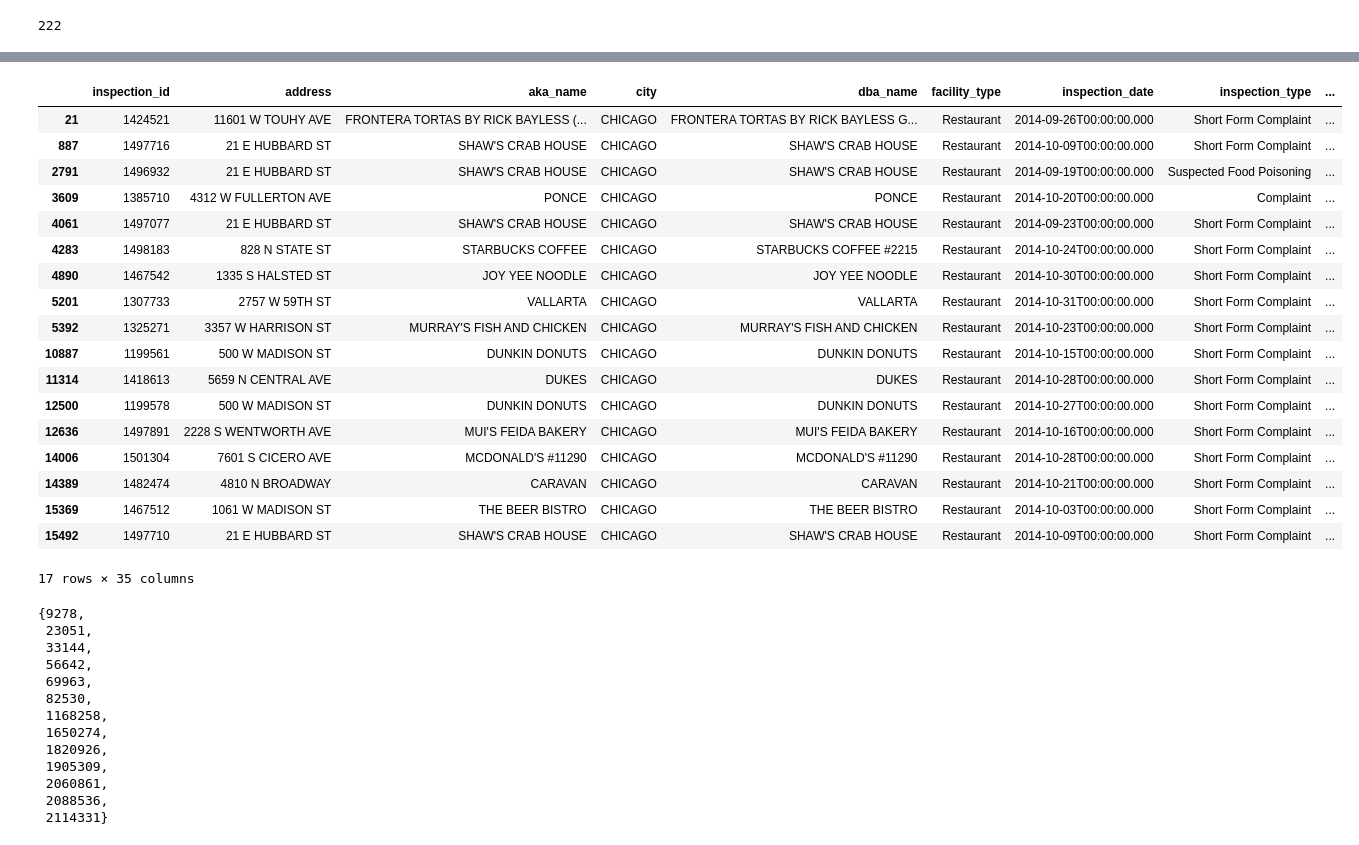
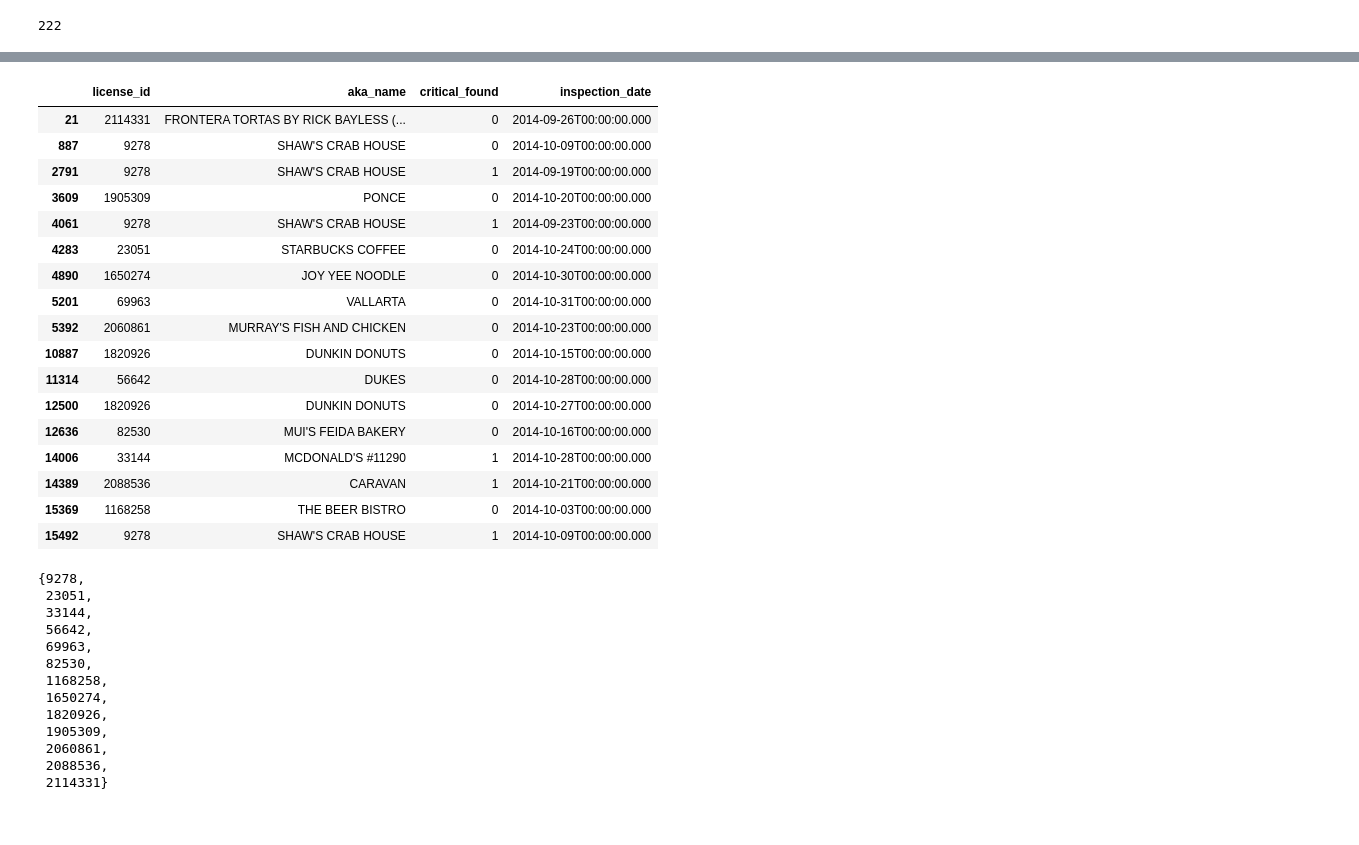
Before and after one commit to vingkan/foodinspectionforecasting, a Jupyter notebook: IIT/191_complaint_metrics.ipynb, the cells around one changed output, grey strips where cells are left out. Saved outputs shown, nothing was run; the diff lists cells and outputs as text; code cells hidden in the pictures.

Commit message:
Match complaint entries

```diff
--- a/IIT/191_complaint_metrics.ipynb
+++ b/IIT/191_complaint_metrics.ipynb
@@ -59,26 +173,25 @@ test_canv["critical_found"].sum()
 # %%
 mask = [lid in lids_ix for lid in test_comp["license_id"].values]
-test_comp[mask]
+test_comp[mask][["license_id", "aka_name", "critical_found", "inspection_date"]]
 # %% [output]
-|  | inspection_id | address | aka_name | city | dba_name | facility_type | inspection_date | inspection_type | ... |
-| 21 | 1424521 | 11601 W TOUHY AVE | FRONTERA TORTAS BY RICK BAYLESS (... | CHICAGO | FRONTERA TORTAS BY RICK BAYLESS G... | Restaurant | 2014-09-26T00:00:00.000 | Short Form Complaint | ... |
-| 887 | 1497716 | 21 E HUBBARD ST | SHAW'S CRAB HOUSE | CHICAGO | SHAW'S CRAB HOUSE | Restaurant | 2014-10-09T00:00:00.000 | Short Form Complaint | ... |
-| 2791 | 1496932 | 21 E HUBBARD ST | SHAW'S CRAB HOUSE | CHICAGO | SHAW'S CRAB HOUSE | Restaurant | 2014-09-19T00:00:00.000 | Suspected Food Poisoning | ... |
-| 3609 | 1385710 | 4312 W FULLERTON AVE | PONCE | CHICAGO | PONCE | Restaurant | 2014-10-20T00:00:00.000 | Complaint | ... |
-| 4061 | 1497077 | 21 E HUBBARD ST | SHAW'S CRAB HOUSE | CHICAGO | SHAW'S CRAB HOUSE | Restaurant | 2014-09-23T00:00:00.000 | Short Form Complaint | ... |
-| 4283 | 1498183 | 828 N STATE ST | STARBUCKS COFFEE | CHICAGO | STARBUCKS COFFEE #2215 | Restaurant | 2014-10-24T00:00:00.000 | Short Form Complaint | ... |
-| 4890 | 1467542 | 1335 S HALSTED ST | JOY YEE NOODLE | CHICAGO | JOY YEE NOODLE | Restaurant | 2014-10-30T00:00:00.000 | Short Form Complaint | ... |
-| 5201 | 1307733 | 2757 W 59TH ST | VALLARTA | CHICAGO | VALLARTA | Restaurant | 2014-10-31T00:00:00.000 | Short Form Complaint | ... |
-| 5392 | 1325271 | 3357 W HARRISON ST | MURRAY'S FISH AND CHICKEN | CHICAGO | MURRAY'S FISH AND CHICKEN | Restaurant | 2014-10-23T00:00:00.000 | Short Form Complaint | ... |
-| 10887 | 1199561 | 500 W MADISON ST | DUNKIN DONUTS | CHICAGO | DUNKIN DONUTS | Restaurant | 2014-10-15T00:00:00.000 | Short Form Complaint | ... |
-| 11314 | 1418613 | 5659 N CENTRAL AVE | DUKES | CHICAGO | DUKES | Restaurant | 2014-10-28T00:00:00.000 | Short Form Complaint | ... |
-| 12500 | 1199578 | 500 W MADISON ST | DUNKIN DONUTS | CHICAGO | DUNKIN DONUTS | Restaurant | 2014-10-27T00:00:00.000 | Short Form Complaint | ... |
-| 12636 | 1497891 | 2228 S WENTWORTH AVE | MUI'S FEIDA BAKERY | CHICAGO | MUI'S FEIDA BAKERY | Restaurant | 2014-10-16T00:00:00.000 | Short Form Complaint | ... |
-| 14006 | 1501304 | 7601 S CICERO AVE | MCDONALD'S #11290 | CHICAGO | MCDONALD'S #11290 | Restaurant | 2014-10-28T00:00:00.000 | Short Form Complaint | ... |
-| 14389 | 1482474 | 4810 N BROADWAY | CARAVAN | CHICAGO | CARAVAN | Restaurant | 2014-10-21T00:00:00.000 | Short Form Complaint | ... |
-| 15369 | 1467512 | 1061 W MADISON ST | THE BEER BISTRO | CHICAGO | THE BEER BISTRO | Restaurant | 2014-10-03T00:00:00.000 | Short Form Complaint | ... |
-| 15492 | 1497710 | 21 E HUBBARD ST | SHAW'S CRAB HOUSE | CHICAGO | SHAW'S CRAB HOUSE | Restaurant | 2014-10-09T00:00:00.000 | Short Form Complaint | ... |
+|  | license_id | aka_name | critical_found | inspection_date |
+| 21 | 2114331 | FRONTERA TORTAS BY RICK BAYLESS (... | 0 | 2014-09-26T00:00:00.000 |
+| 887 | 9278 | SHAW'S CRAB HOUSE | 0 | 2014-10-09T00:00:00.000 |
+| 2791 | 9278 | SHAW'S CRAB HOUSE | 1 | 2014-09-19T00:00:00.000 |
+| 3609 | 1905309 | PONCE | 0 | 2014-10-20T00:00:00.000 |
+| 4061 | 9278 | SHAW'S CRAB HOUSE | 1 | 2014-09-23T00:00:00.000 |
+| 4283 | 23051 | STARBUCKS COFFEE | 0 | 2014-10-24T00:00:00.000 |
+| 4890 | 1650274 | JOY YEE NOODLE | 0 | 2014-10-30T00:00:00.000 |
+| 5201 | 69963 | VALLARTA | 0 | 2014-10-31T00:00:00.000 |
+| 5392 | 2060861 | MURRAY'S FISH AND CHICKEN | 0 | 2014-10-23T00:00:00.000 |
+| 10887 | 1820926 | DUNKIN DONUTS | 0 | 2014-10-15T00:00:00.000 |
+| 11314 | 56642 | DUKES | 0 | 2014-10-28T00:00:00.000 |
+| 12500 | 1820926 | DUNKIN DONUTS | 0 | 2014-10-27T00:00:00.000 |
+| 12636 | 82530 | MUI'S FEIDA BAKERY | 0 | 2014-10-16T00:00:00.000 |
+| 14006 | 33144 | MCDONALD'S #11290 | 1 | 2014-10-28T00:00:00.000 |
+| 14389 | 2088536 | CARAVAN | 1 | 2014-10-21T00:00:00.000 |
+| 15369 | 1168258 | THE BEER BISTRO | 0 | 2014-10-03T00:00:00.000 |
+| 15492 | 9278 | SHAW'S CRAB HOUSE | 1 | 2014-10-09T00:00:00.000 |
-17 rows × 35 columns
 # %%
 lids_ix
 # %% [output]
```
Also changed, not shown: parts of 13 cells of this notebook.
